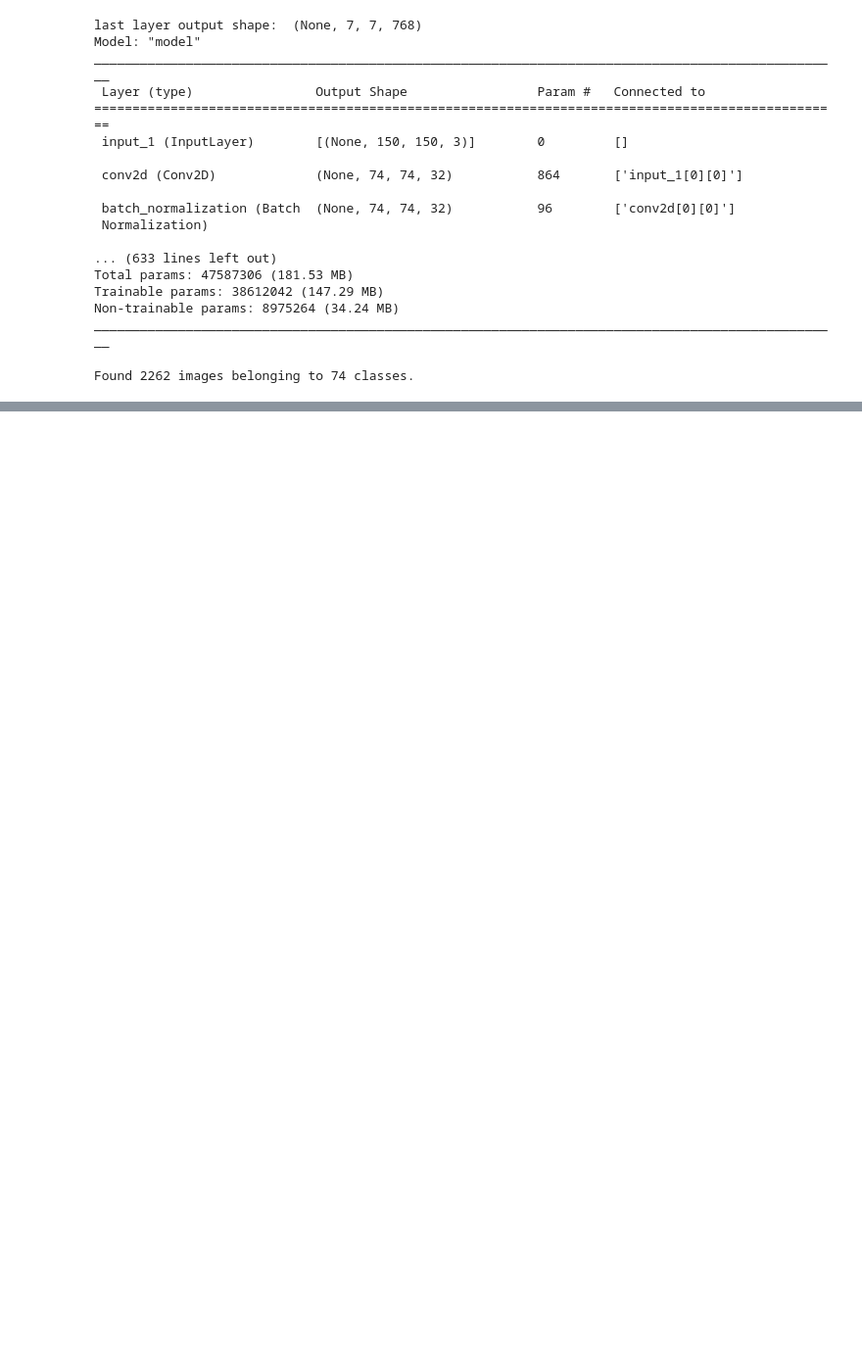
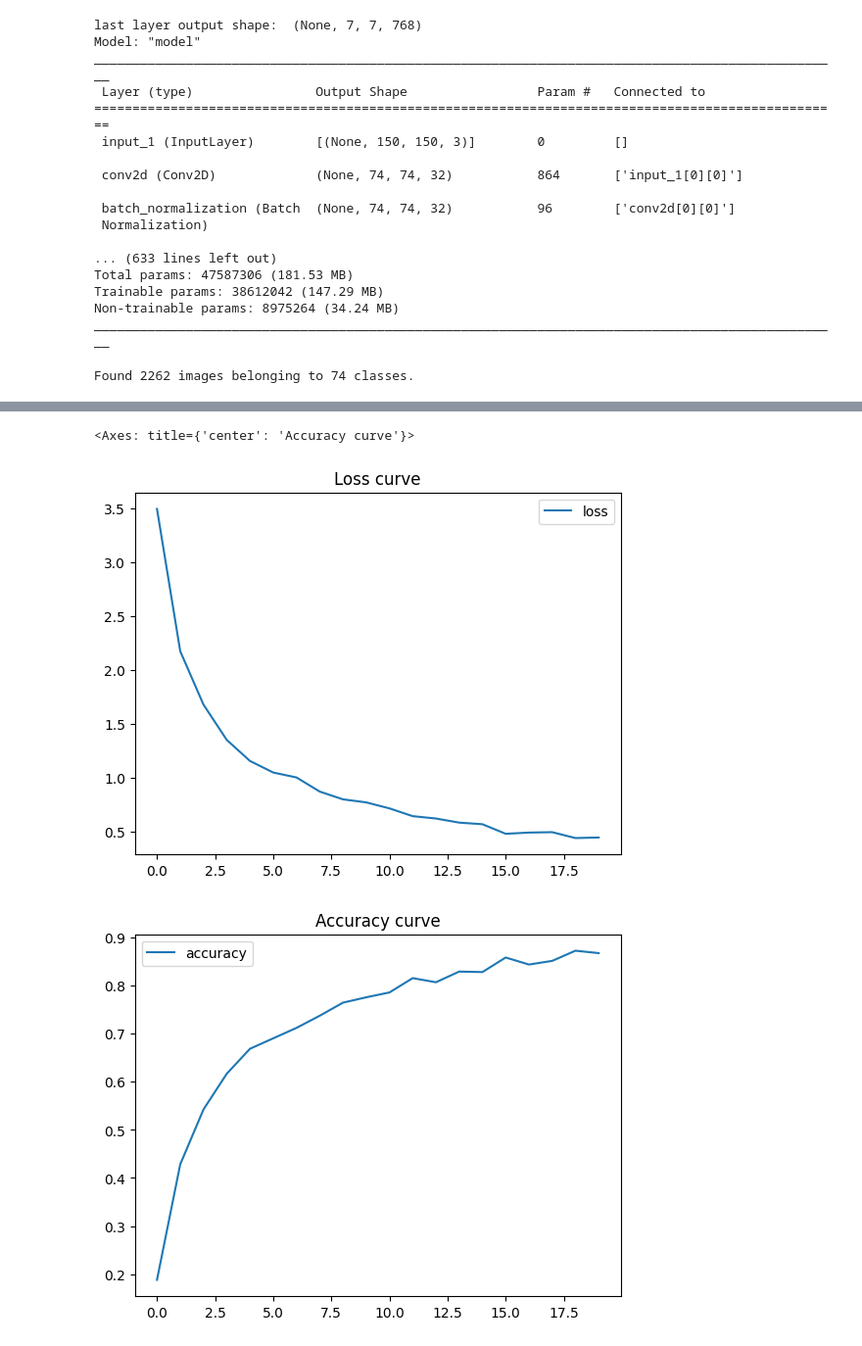
Before and after one commit to tabrezdn1/cs670-pet-gaurdian, a Jupyter notebook: main.ipynb, the cells around one changed output, grey strips where cells are left out. Shown at 98% size. Cells and saved outputs as stored; diff of their text form; code cells hidden in the pictures; blank space fills up the shorter version.

```diff
--- a/main.ipynb
+++ b/main.ipynb
@@ -260,3 +246,21 @@ Image Shape: (1080, 1920, 3)
+# %%
+#checking model loss history
+loss=history.history['loss']
+
+losses = pd.DataFrame({'loss':loss,})
+
+#checking model accuracy history
+accuracy=history.history['accuracy']
+
+acc = pd.DataFrame({'accuracy':accuracy})
+
+
+losses.plot(title='Loss curve')
+acc.plot(title='Accuracy curve')
+# %% [output]
+<Axes: title={'center': 'Accuracy curve'}>
+[figure, added]
+[figure, added]
 # %%
 import urllib.request
 url = "https://i.natgeofe.com/n/9b97e60e-e8db-4961-853b-d68ba28d7629/red-fox_thumb.JPG"
```
Also changed, not shown: parts of 15 cells of this notebook.
